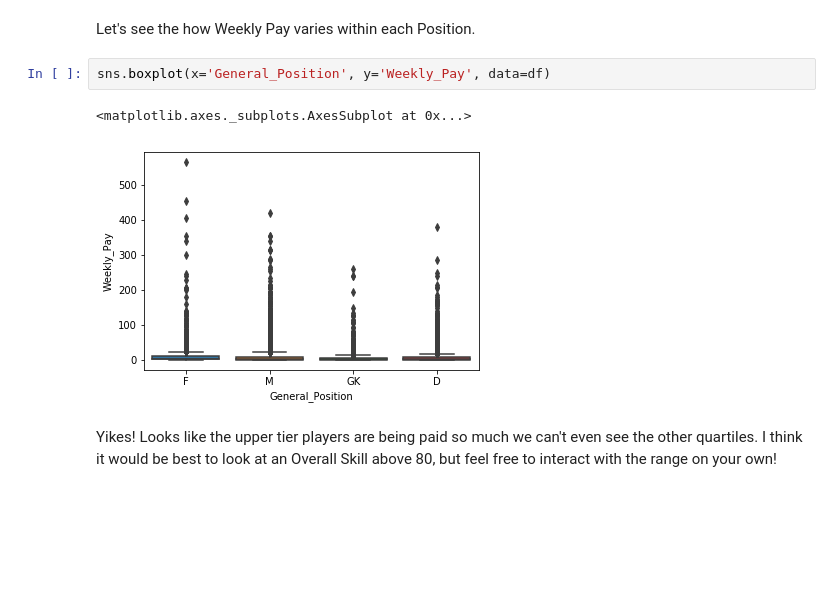
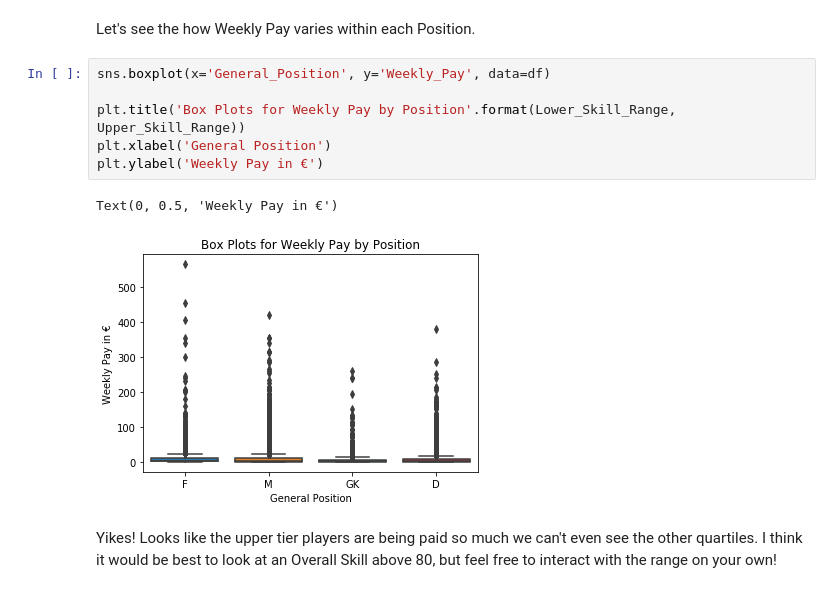
Before and after one commit to westontscott/Capstone-Projects, a Jupyter notebook: Capstone_Project_FIFA_Exploratory_Analysis-Final.ipynb, the cells around one changed output. Cells and saved outputs as stored; diff of their text form; blank space fills up the shorter version.

```diff
--- a/Capstone_Project_FIFA_Exploratory_Analysis-Final.ipynb
+++ b/Capstone_Project_FIFA_Exploratory_Analysis-Final.ipynb
@@ -283,11 +290,15 @@ df[['Name', 'General_Position', 'Weekly_Pay']]
 18207 rows × 3 columns
 # %% [markdown]
 Let's see the how Weekly Pay varies within each Position.
-# %%
-sns.boxplot(x='General_Position', y='Weekly_Pay', data=df)
-# %% [output]
-<matplotlib.axes._subplots.AxesSubplot at 0x...>
-[figure, removed]
+# %%
+sns.boxplot(x='General_Position', y='Weekly_Pay', data=df)
+
+plt.title('Box Plots for Weekly Pay by Position'.format(Lower_Skill_Range, Upper_Skill_Range))
+plt.xlabel('General Position')
+plt.ylabel('Weekly Pay in €')
+# %% [output]
+Text(0, 0.5, 'Weekly Pay in €')
+[figure, added]
 # %% [markdown]
 Yikes! Looks like the upper tier players are being paid so much we can't even see the other quartiles. I think it would be best to look at an Overall Skill above 80, but feel free to interact with the range on your own!
 # %%
```
Also changed, not shown: parts of 20 cells of this notebook.
